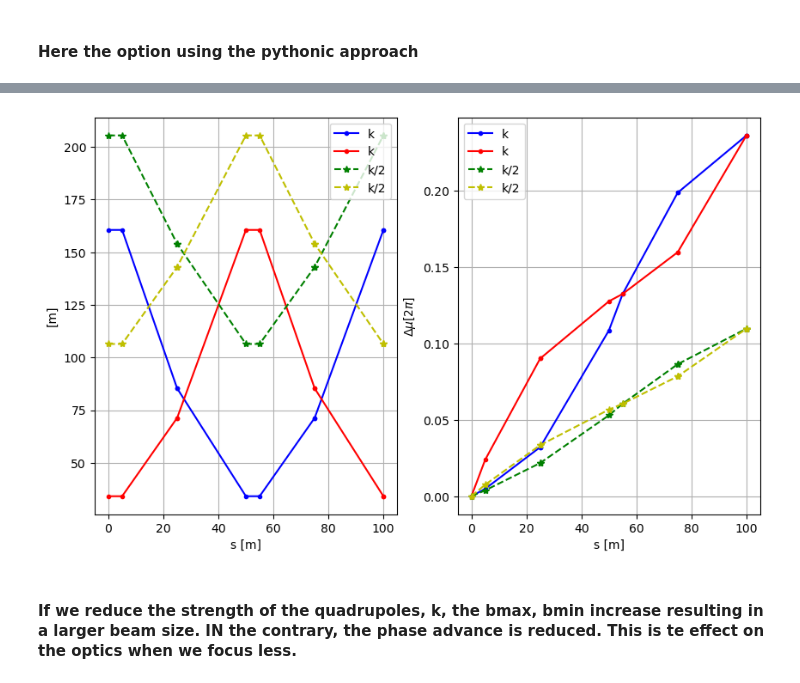
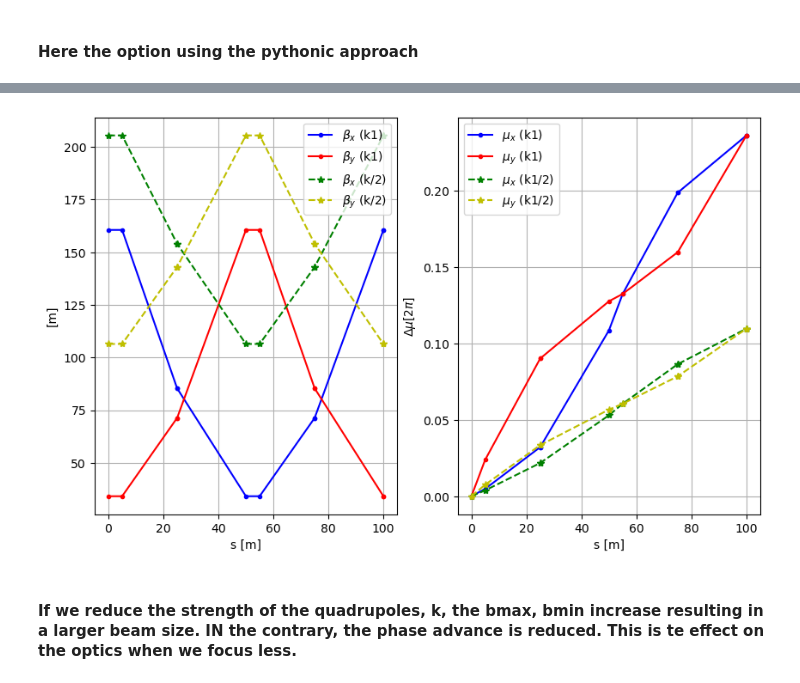
Before and after one commit to fusterma/JUAS2024, a Jupyter notebook: Tutorial2/Tutorial2_solutions.ipynb, the cells around one changed output, grey strips where cells are left out. Drawn from its saved outputs; the diff is of its cells as text; code cells hidden in the pictures.

```diff
--- a/Tutorial2/Tutorial2_solutions.ipynb
+++ b/Tutorial2/Tutorial2_solutions.ipynb
@@ -324,29 +300,29 @@ q2:
 # %%
 plt.rcParams['figure.dpi'] = 100
 
 fig, (ax1,ax2) = plt.subplots(1,2,figsize=(10,6))
 
-ax1.plot(myDFTwiss['s'],myDFTwiss['betx'],'.-b',label='k')
-ax1.plot(myDFTwiss['s'],myDFTwiss['bety'],'.-r',label='k')
-ax1.plot(myDFTable_half['s'],myDFTable_half['betx'],'*--g',label='k/2')
-ax1.plot(myDFTable_half['s'],myDFTable_half['bety'],'*--y',label='k/2')
+ax1.plot(myDFTwiss['s'],myDFTwiss['betx'],'.-b',label=r'$\beta_x$ (k1)')
+ax1.plot(myDFTwiss['s'],myDFTwiss['bety'],'.-r',label=r'$\beta_y$ (k1)')
+ax1.plot(myDFTable_half['s'],myDFTable_half['betx'],'*--g',label=r'$\beta_x$ (k/2)')
+ax1.plot(myDFTable_half['s'],myDFTable_half['bety'],'*--y',label=r'$\beta_y$ (k/2)')
 
 ax1.set_xlabel('s [m]')
 ax1.set_ylabel('[m]')
 ax1.legend(loc='best')
 ax1.grid()
 
-ax2.plot(myDFTwiss['s'],myDFTwiss['mux'],'.-b',label='k')
-ax2.plot(myDFTwiss['s'],myDFTwiss['muy'],'.-r',label='k')
-ax2.plot(myDFTable_half['s'],myDFTable_half['mux'],'*--g',label='k/2')
-ax2.plot(myDFTable_half['s'],myDFTable_half['muy'],'*--y',label='k/2')
+ax2.plot(myDFTwiss['s'],myDFTwiss['mux'],'.-b',label=r'$\mu_x$ (k1)')
+ax2.plot(myDFTwiss['s'],myDFTwiss['muy'],'.-r',label=r'$\mu_y$ (k1)')
+ax2.plot(myDFTable_half['s'],myDFTable_half['mux'],'*--g',label=r'$\mu_x$ (k1/2)')
+ax2.plot(myDFTable_half['s'],myDFTable_half['muy'],'*--y',label=r'$\mu_y$ (k1/2)')
 
 ax2.set_xlabel('s [m]')
 ax2.set_ylabel('$\Delta \mu [2\pi]$')
 ax2.legend(loc='best')
 ax2.grid()
 # %% [output]
-[figure, old version]
+[figure, new version]
 # %% [markdown]
 #### **If we reduce the strength of the quadrupoles, k, the bmax, bmin increase resulting in a larger beam size. IN the contrary, the phase advance is reduced. This is te effect on the optics when we focus less.**
 # %% [markdown]
```
Also changed, not shown: parts of 17 cells of this notebook, 6 other files.
